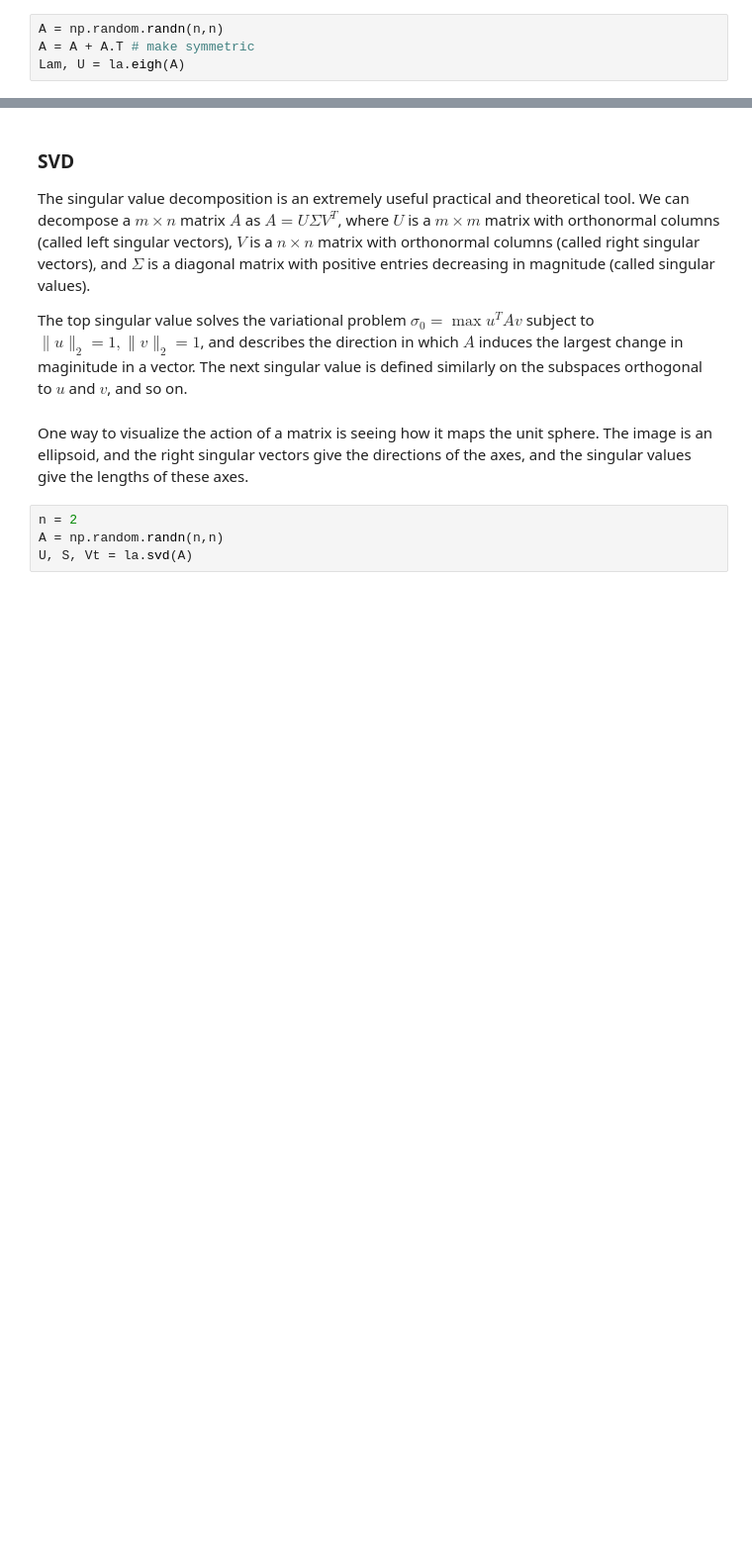
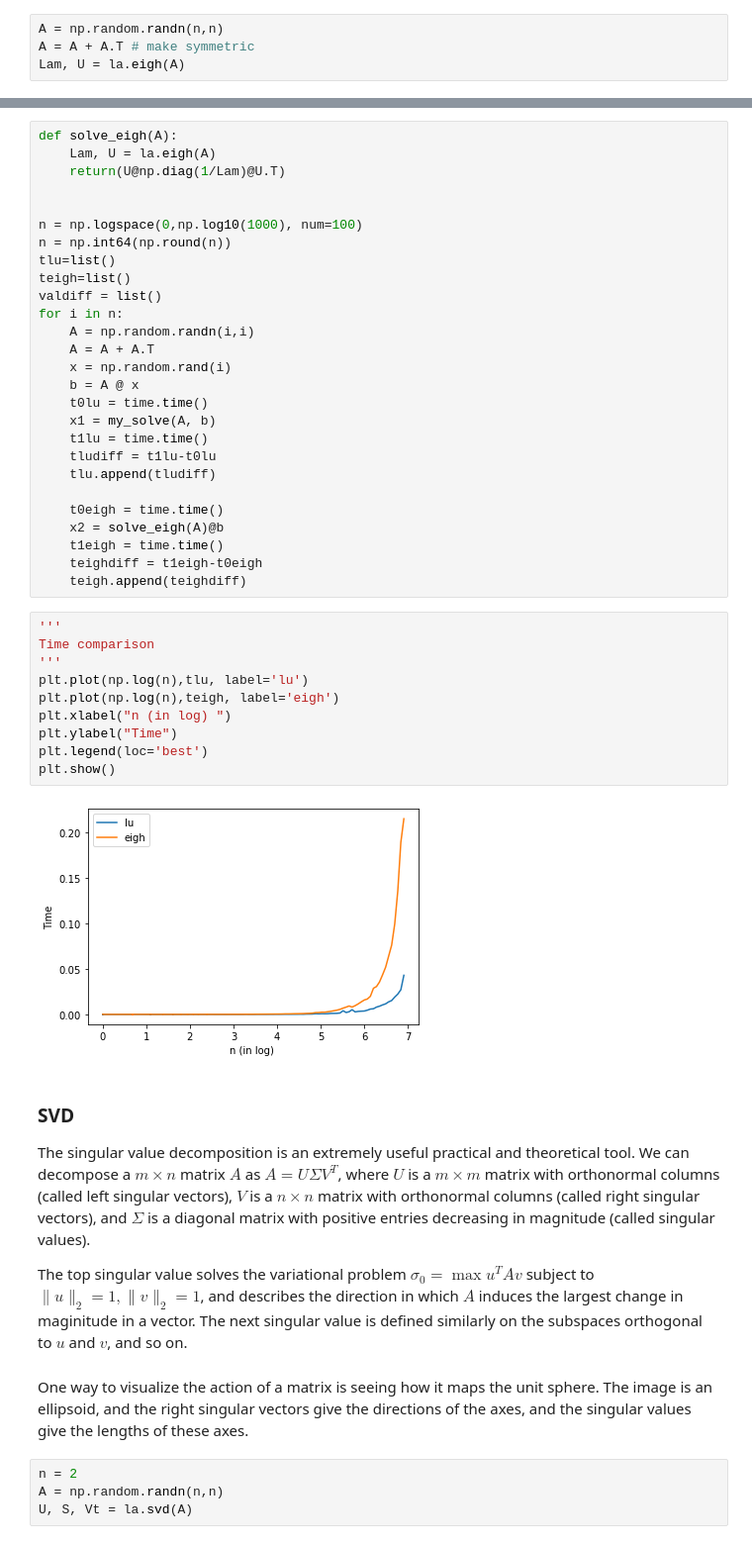
Before and after one commit to caam37830/book, a Jupyter notebook: 02_linear_algebra/numpy_scipy_linalg.ipynb, the cells around one changed output, grey strips where cells are left out. Shown: that part at 99% size. Cells and saved outputs as stored; diff of their text form; blank space fills up the shorter version.

```diff
--- a/02_linear_algebra/numpy_scipy_linalg.ipynb
+++ b/02_linear_algebra/numpy_scipy_linalg.ipynb
@@ -446,3 +493,42 @@ Computing eigenvector decompositions takes $O(n^3)$ time for a $n\times n$ matri
+# %%
+def solve_eigh(A):
+    Lam, U = la.eigh(A)
+    return(U@np.diag(1/Lam)@U.T)
+
+
+n = np.logspace(0,np.log10(1000), num=100)
+n = np.int64(np.round(n))
+tlu=list()
+teigh=list()
+valdiff = list()
+for i in n:
+    A = np.random.randn(i,i)
+    A = A + A.T
+    x = np.random.rand(i)
+    b = A @ x
+    t0lu = time.time()
+    x1 = my_solve(A, b)
+    t1lu = time.time()
+    tludiff = t1lu-t0lu
+    tlu.append(tludiff)
+
+    t0eigh = time.time()
+    x2 = solve_eigh(A)@b
+    t1eigh = time.time()
+    teighdiff = t1eigh-t0eigh
+    teigh.append(teighdiff)
+# %%
+'''
+Time comparison
+'''
+plt.plot(np.log(n),tlu, label='lu')
+plt.plot(np.log(n),teigh, label='eigh')
+plt.xlabel("n (in log) ")
+plt.ylabel("Time")
+plt.legend(loc='best')
+plt.show()
+# %% [output]
+[figure, added]
 # %% [markdown]
 ### SVD
 
```
Also changed, not shown: parts of 21 cells of this notebook.
